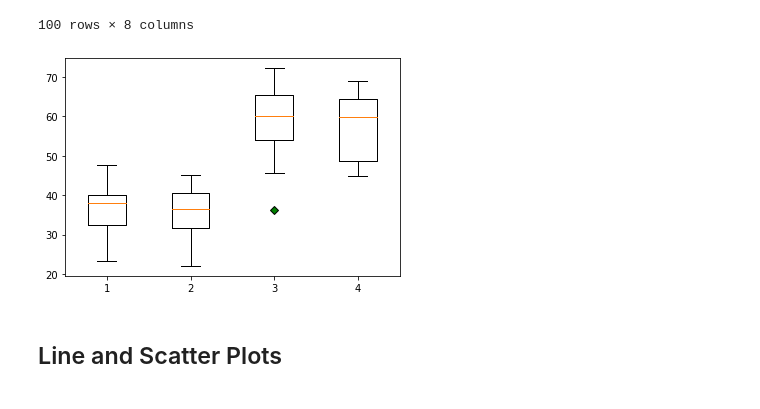
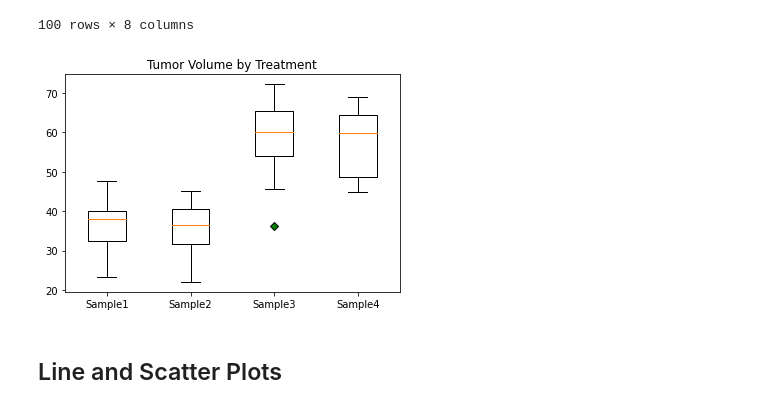
Before and after one commit to BatesJ72/matplotib_practice, a Jupyter notebook: pymaceuticals_v2.ipynb, the cells around one changed output. Cells and saved outputs as stored; diff of their text form; code cells hidden in the pictures.

```diff
--- a/pymaceuticals_v2.ipynb
+++ b/pymaceuticals_v2.ipynb
@@ -394,15 +394,17 @@ ceftamin = ceftamin["tumor_volume_mm3"]
 # %%
 data = [capomulin, ramicane, infubinol, ceftamin]
 # data
 
 green_diamond = dict(markerfacecolor="g", marker="D")
+fig, ax = plt.subplots()
 
-
+ax.set_title("Tumor Volume by Treatment")
+ax.set_xticklabels(["Sample1", "Sample2", "Sample3", "Sample4"])
 plt.boxplot(data, flierprops=green_diamond)
 
 plt.show()
 # %% [output]
-[figure, old version]
+[figure, new version]
 # %%
 a = [1, 3, 5]
 b = [4, 5, 6]
```
